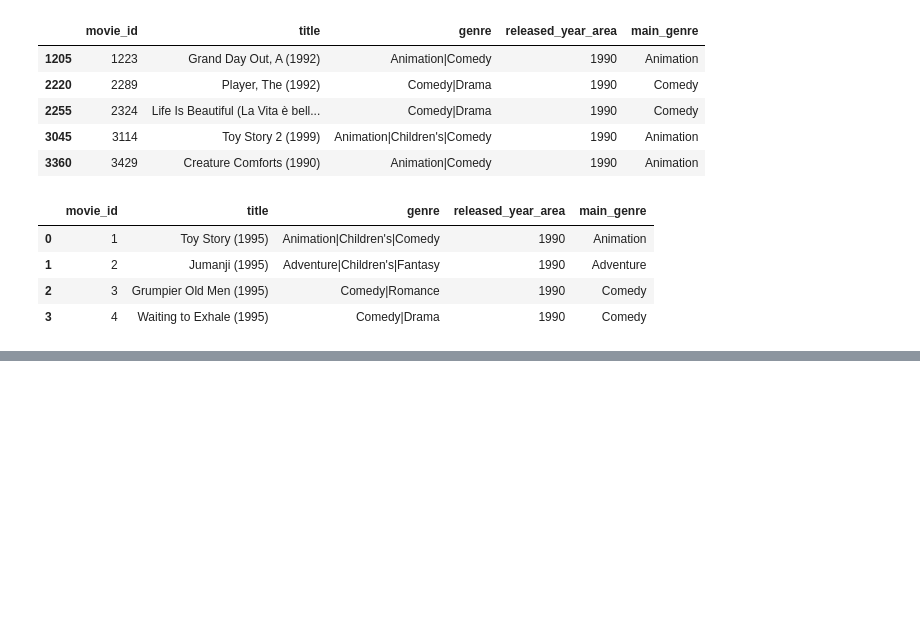
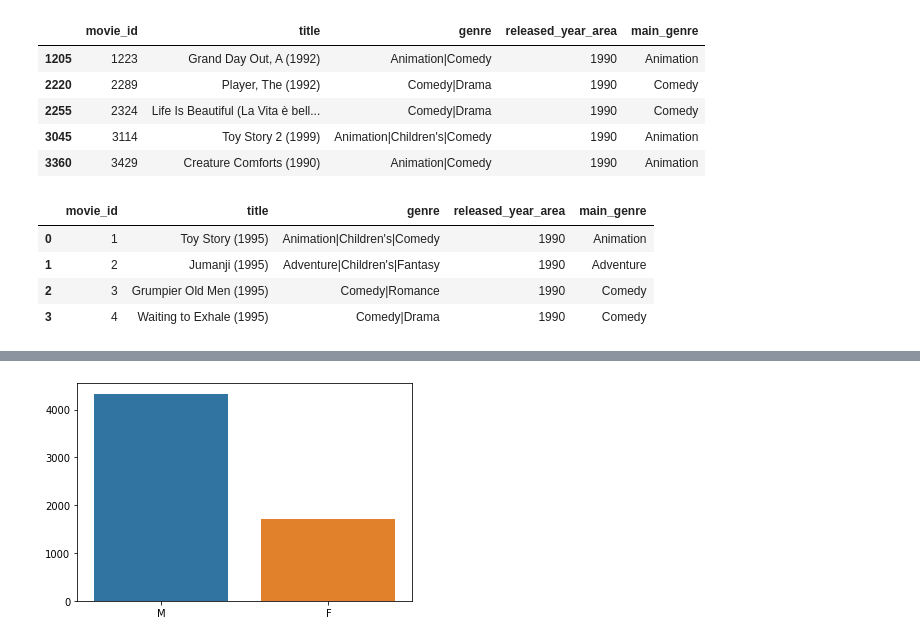
Before and after one commit to Vaycold/Python_ML, a Jupyter notebook: Reco_Algo/Embedding&Ranking.ipynb, the cells around one changed output, grey strips where cells are left out. Saved outputs shown, nothing was run; the diff lists cells and outputs as text; code cells hidden in the pictures; blank space fills up the shorter version.

```diff
--- a/Reco_Algo/Embedding&Ranking.ipynb
+++ b/Reco_Algo/Embedding&Ranking.ipynb
@@ -32,7 +32,7 @@ movie_df  =  pd.io.parsers.read_csv(movie_url, names = [ 'movie_id', 'title','ge
 # user dataset
 
 user_url = 'https://raw.githubusercontent.com/yoonkt200/python-data-analysis/master/data/ml-1m/users.dat'
-user_df  = pd.io.parsers.read_csv(user_url, names = ['user_id', 'gender', 'age','accupation','zipcode'], delimiter = '::',engine='python')
+user_df  = pd.io.parsers.read_csv(user_url, names = ['user_id', 'gender', 'age','occupation','zipcode'], delimiter = '::',engine='python')
 # %%
 # 시간에 따라 사용자별 시청 목록 추출
 def get_movie_list_sory_by_time(x) :
@@ -324,0 +487,7 @@ not_in_count
+# %%
+#.1 Gender
+gender = user_df['gender'].value_counts()
+sns.barplot(gender.index, gender.values)
+plt.show()
+# %% [output]
+[figure, added]
```
Also changed, not shown: parts of 28 cells of this notebook.
